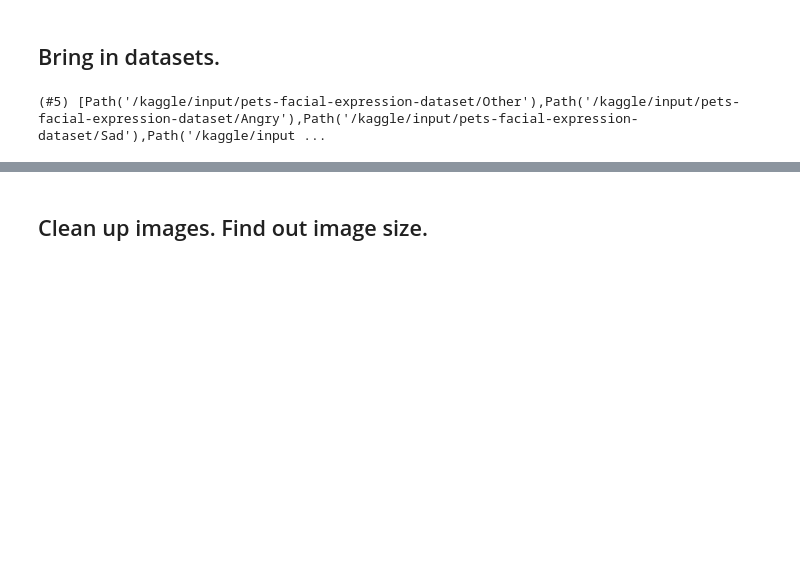
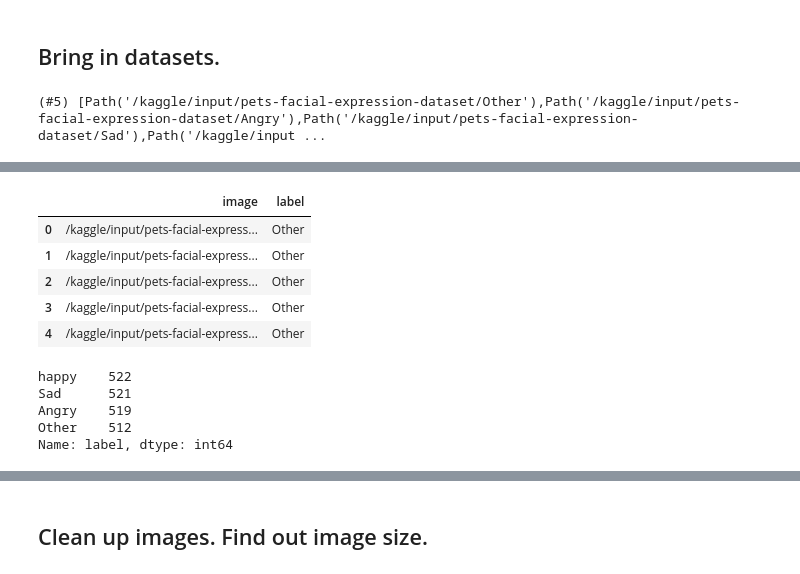
Before and after one commit to derekxueyonghai/data-exploration, a Jupyter notebook: petfacialexpression.ipynb, the cells around one changed output, grey strips where cells are left out. Cells and saved outputs as stored; diff of their text form; code cells hidden in the pictures; blank space fills up the shorter version.

Commit message:
Kaggle Notebook | PetFacialExpression | Version 3

```diff
--- a/petfacialexpression.ipynb
+++ b/petfacialexpression.ipynb
@@ -55,0 +63,9 @@ label = ['Angry', 'Sad', 'happy']. Be careful on the capital letters.
+# %%
+# build an image file meta data frame.
+meta_df = pd.DataFrame({
+    'image':(
+        *get_image_files(face_source),
+    )
+})
+
+meta_df.head()
@@ -55,0 +79,29 @@ label = ['Angry', 'Sad', 'happy']. Be careful on the capital letters.
+# %%
+# Get the parent folder name of each image path
+image_paths = meta_df["image"].tolist()
+parent_folder_names = []
+for image_path in image_paths:
+    parent_folder_name = os.path.dirname(image_path)
+    label_value = parent_folder_name.split("/")[-1]
+    parent_folder_names.append(label_value)
+
+# Add the "label" column to the DataFrame
+meta_df["label"] = parent_folder_names
+
+# Print the DataFrame
+meta_df.head()
+# %% [output]
+|  | image | label |
+| 0 | /kaggle/input/pets-facial-express... | Other |
+| 1 | /kaggle/input/pets-facial-express... | Other |
+| 2 | /kaggle/input/pets-facial-express... | Other |
+| 3 | /kaggle/input/pets-facial-express... | Other |
+| 4 | /kaggle/input/pets-facial-express... | Other |
+# %%
+meta_df['label'].value_counts()
+# %% [output]
+happy    522
+Sad      521
+Angry    519
+Other    512
+Name: label, dtype: int64
```
Also changed, not shown: parts of 9 cells of this notebook.
